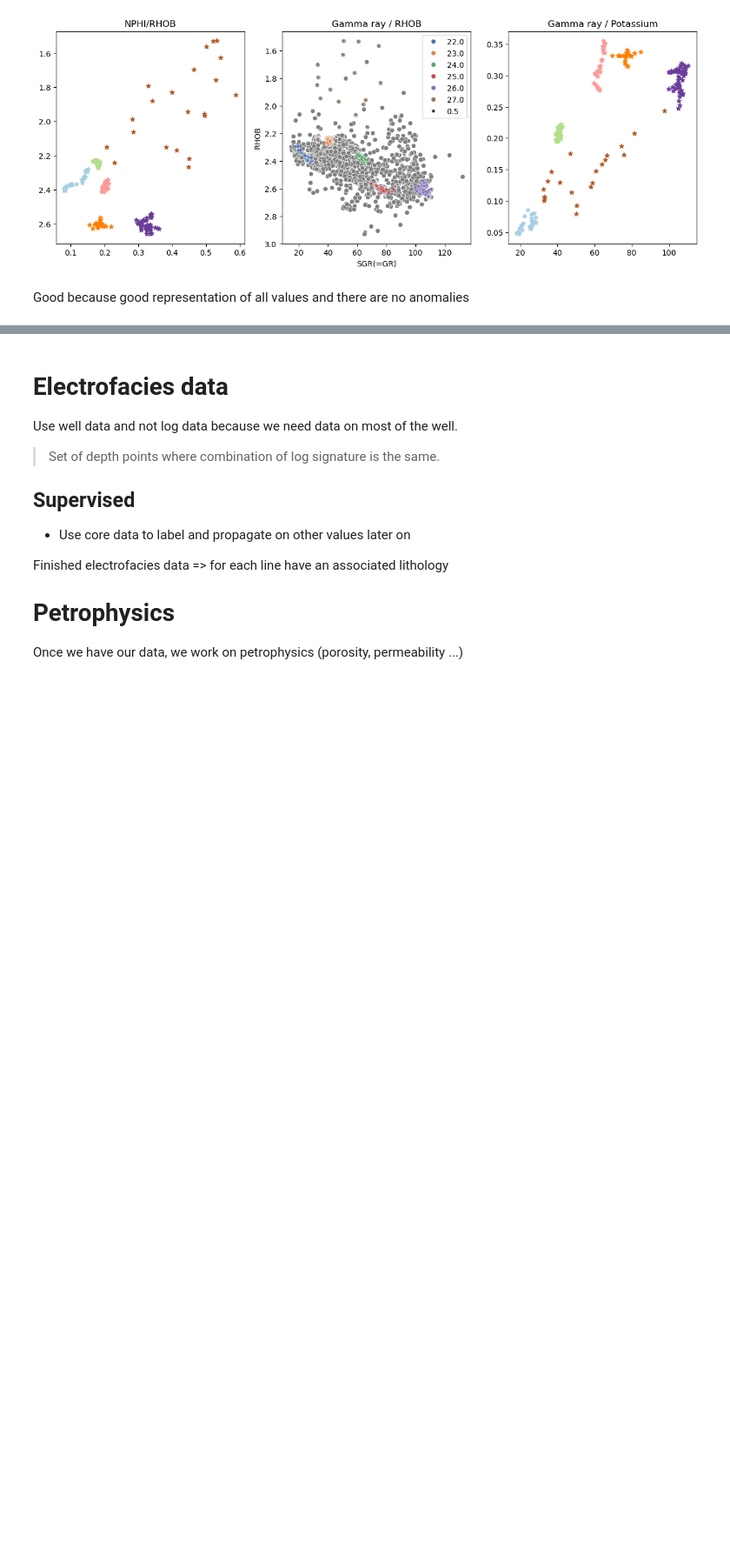
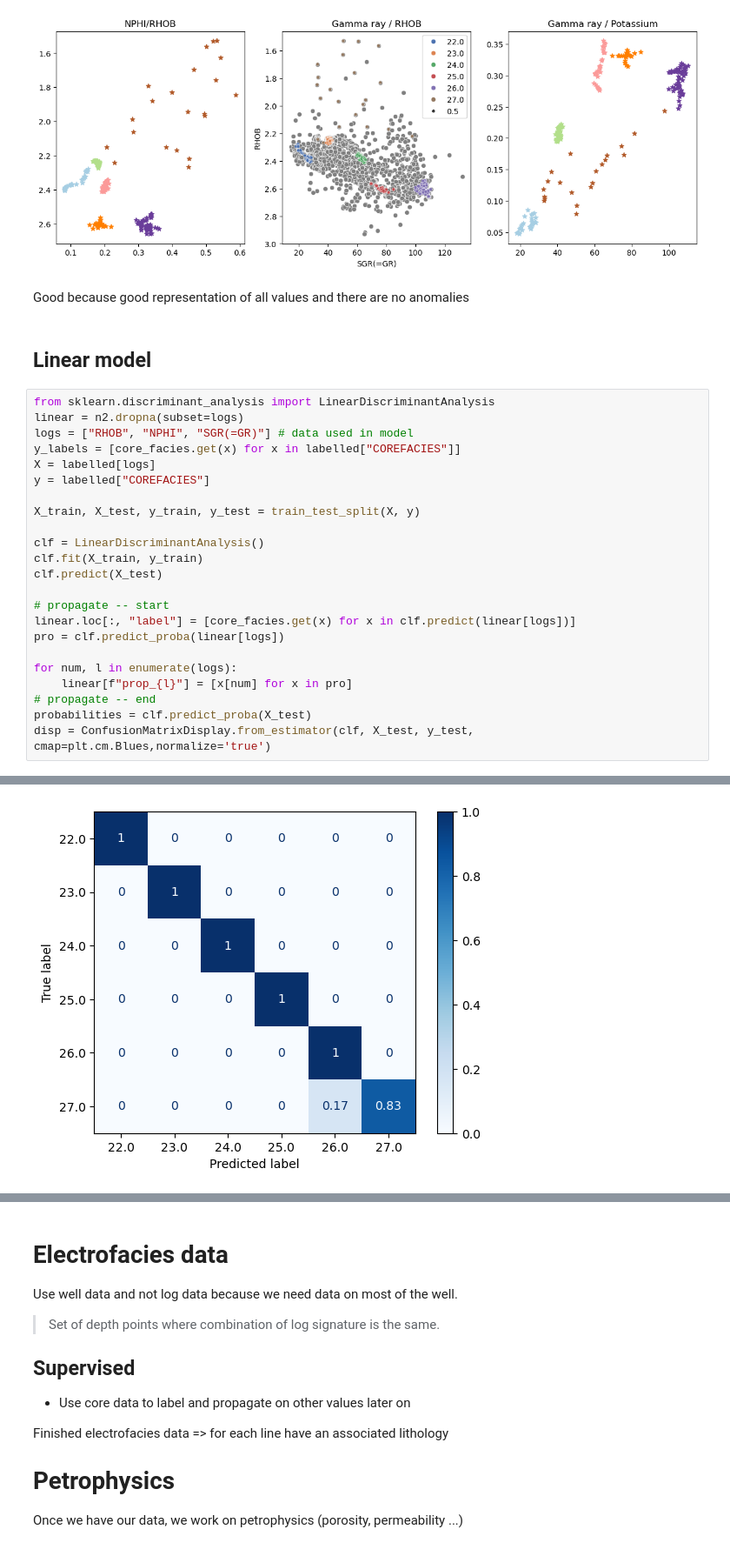
Before and after one commit to Dunckleosteus/Well-data, a Jupyter notebook: Well.ipynb, the cells around one changed output, grey strips where cells are left out. Shown at 87% size. Drawn from its saved outputs; the diff is of its cells as text; blank space fills up the shorter version.

Commit message:
more linear regression

```diff
--- a/Well.ipynb
+++ b/Well.ipynb
@@ -190,3 +165,29 @@ ax[1].legend()
 [figure]
 # %% [markdown]
 Good because good representation of all values and there are no anomalies
+# %% [markdown]
+## Linear model
+# %%
+from sklearn.discriminant_analysis import LinearDiscriminantAnalysis
+linear = n2.dropna(subset=logs)
+logs = ["RHOB", "NPHI", "SGR(=GR)"] # data used in model
+y_labels = [core_facies.get(x) for x in labelled["COREFACIES"]]
+X = labelled[logs]
+y = labelled["COREFACIES"]
+
+X_train, X_test, y_train, y_test = train_test_split(X, y)
+
+clf = LinearDiscriminantAnalysis()
+clf.fit(X_train, y_train)
+clf.predict(X_test)
+
+# propagate -- start
+linear.loc[:, "label"] = [core_facies.get(x) for x in clf.predict(linear[logs])]
+pro = clf.predict_proba(linear[logs])
+
+for num, l in enumerate(logs):
+    linear[f"prop_{l}"] = [x[num] for x in pro]
+# propagate -- end
+probabilities = clf.predict_proba(X_test)
+disp = ConfusionMatrixDisplay.from_estimator(clf, X_test, y_test, cmap=plt.cm.Blues,normalize='true')
+# %% [output]
@@ -192,0 +211 @@ Good because good representation of all values and there are no anomalies
+[figure, added]
```
Also changed, not shown: parts of 25 cells of this notebook, 1 other file.
